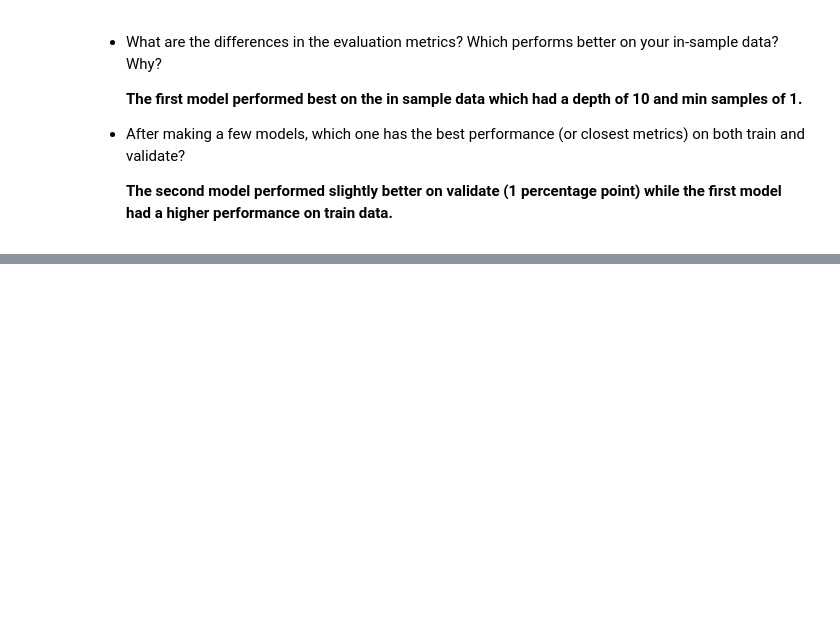
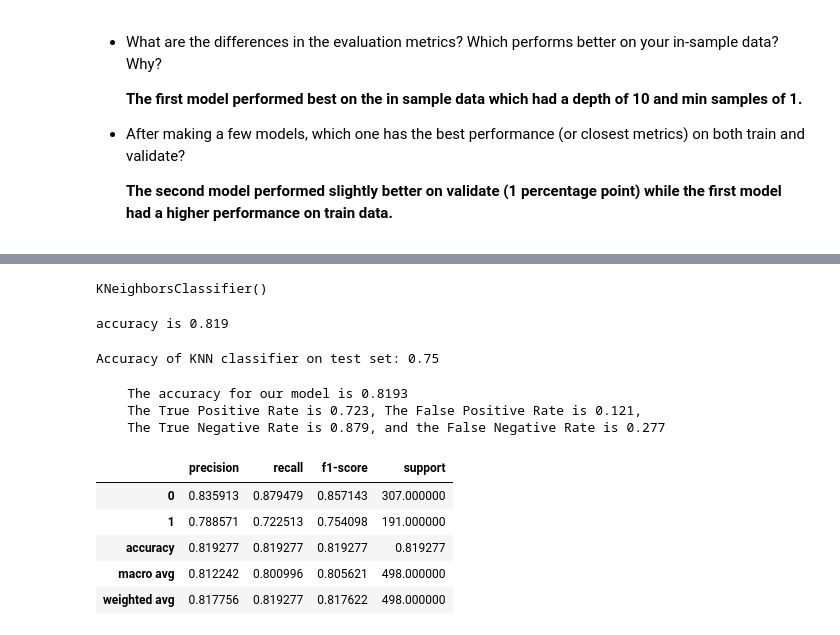
Before and after one commit to DBerchelmann/classification-exercises, a Jupyter notebook: model.ipynb, the cells around one changed output, grey strips where cells are left out. Saved outputs shown, nothing was run; the diff lists cells and outputs as text; code cells hidden in the pictures; blank space fills up the shorter version.

```diff
--- a/model.ipynb
+++ b/model.ipynb
@@ -623,0 +549,21 @@ get_metrics_binary(rf3)
+# %%
+# Now let's train the model
+
+knn.fit(X_train, y_train)
+# %% [output]
+KNeighborsClassifier()
+# %%
+# Let's check the accuracy
+accuracy = knn.score(X_train, y_train)
+print(f"accuracy is {accuracy:.3}")
+# %% [output]
+accuracy is 0.819
+# %%
+# Evaluate the model
+y_pred = knn.predict(X_train)
+# %%
+# Let's see how well this model performs on out of sample data!
+print('Accuracy of KNN classifier on test set: {:.2f}'
+     .format(knn.score(X_validate, y_validate)))
+# %% [output]
+Accuracy of KNN classifier on test set: 0.75
@@ -623,0 +573,35 @@ get_metrics_binary(rf3)
+# %%
+def get_metrics_binary(knn):
+    '''
+    get_metrics_binary takes in a confusion matrix (cnf) for a binary classifier and prints out metrics based on
+    values in variables named X_train, y_train, and y_pred.
+
+    return: a classification report as a transposed DataFrame
+    '''
+    accuracy = knn.score(X_train, y_train)
+    class_report = pd.DataFrame(classification_report(y_train, y_pred, output_dict=True)).T
+    conf = confusion_matrix(y_train, y_pred)
+    tpr = conf[1][1] / conf[1].sum()
+    fpr = conf[0][1] / conf[0].sum()
+    tnr = conf[0][0] / conf[0].sum()
+    fnr = conf[1][0] / conf[1].sum()
+    print(f'''
+    The accuracy for our model is {accuracy:.4}
+    The True Positive Rate is {tpr:.3}, The False Positive Rate is {fpr:.3},
+    The True Negative Rate is {tnr:.3}, and the False Negative Rate is {fnr:.3}
+    ''')
+    return class_report
+# %%
+class_report_knn = get_metrics_binary(knn)
+
+class_report_knn
+# %% [output]
+    The accuracy for our model is 0.8193
+    The True Positive Rate is 0.723, The False Positive Rate is 0.121,
+    The True Negative Rate is 0.879, and the False Negative Rate is 0.277
+|  | precision | recall | f1-score | support |
+| 0 | 0.835913 | 0.879479 | 0.857143 | 307.000000 |
+| 1 | 0.788571 | 0.722513 | 0.754098 | 191.000000 |
+| accuracy | 0.819277 | 0.819277 | 0.819277 | 0.819277 |
+| macro avg | 0.812242 | 0.800996 | 0.805621 | 498.000000 |
+| weighted avg | 0.817756 | 0.819277 | 0.817622 | 498.000000 |
```
Also changed, not shown: parts of 84 cells of this notebook.
